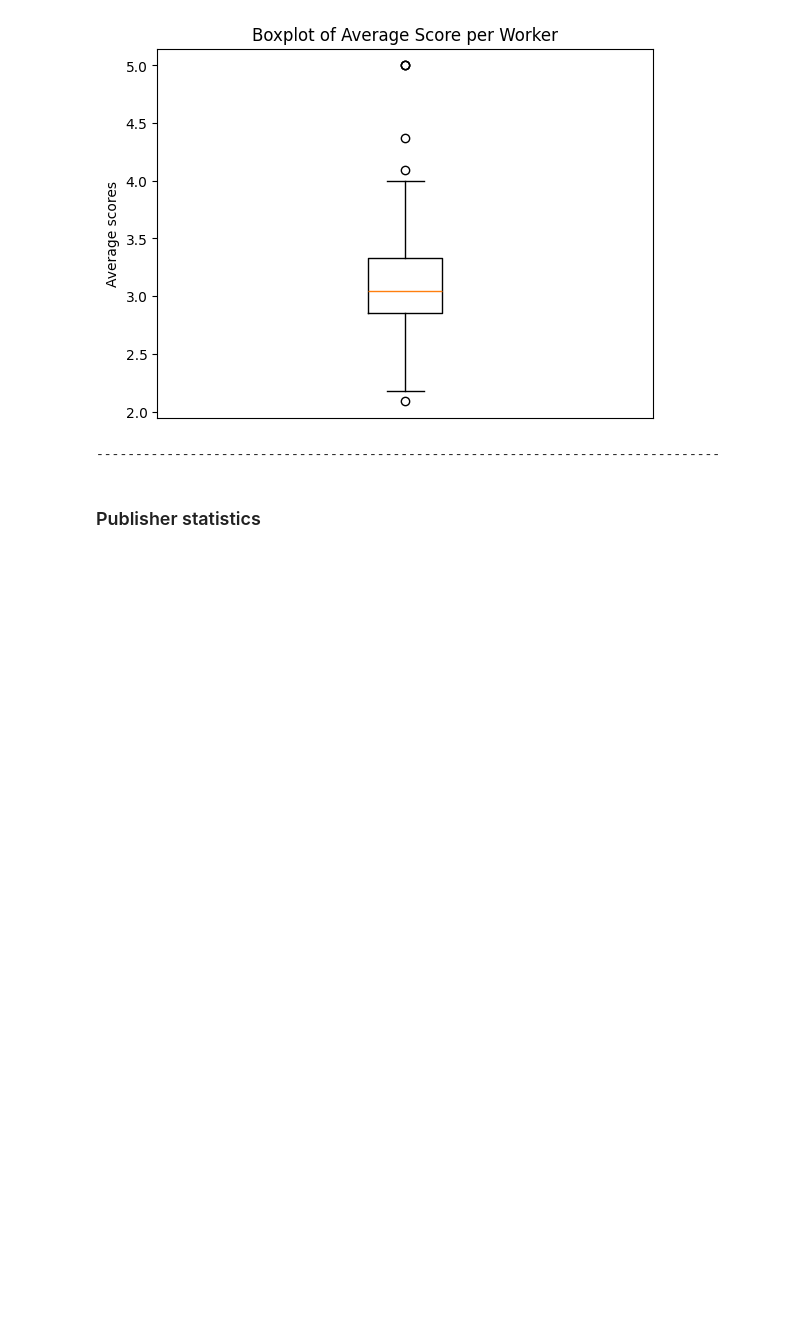
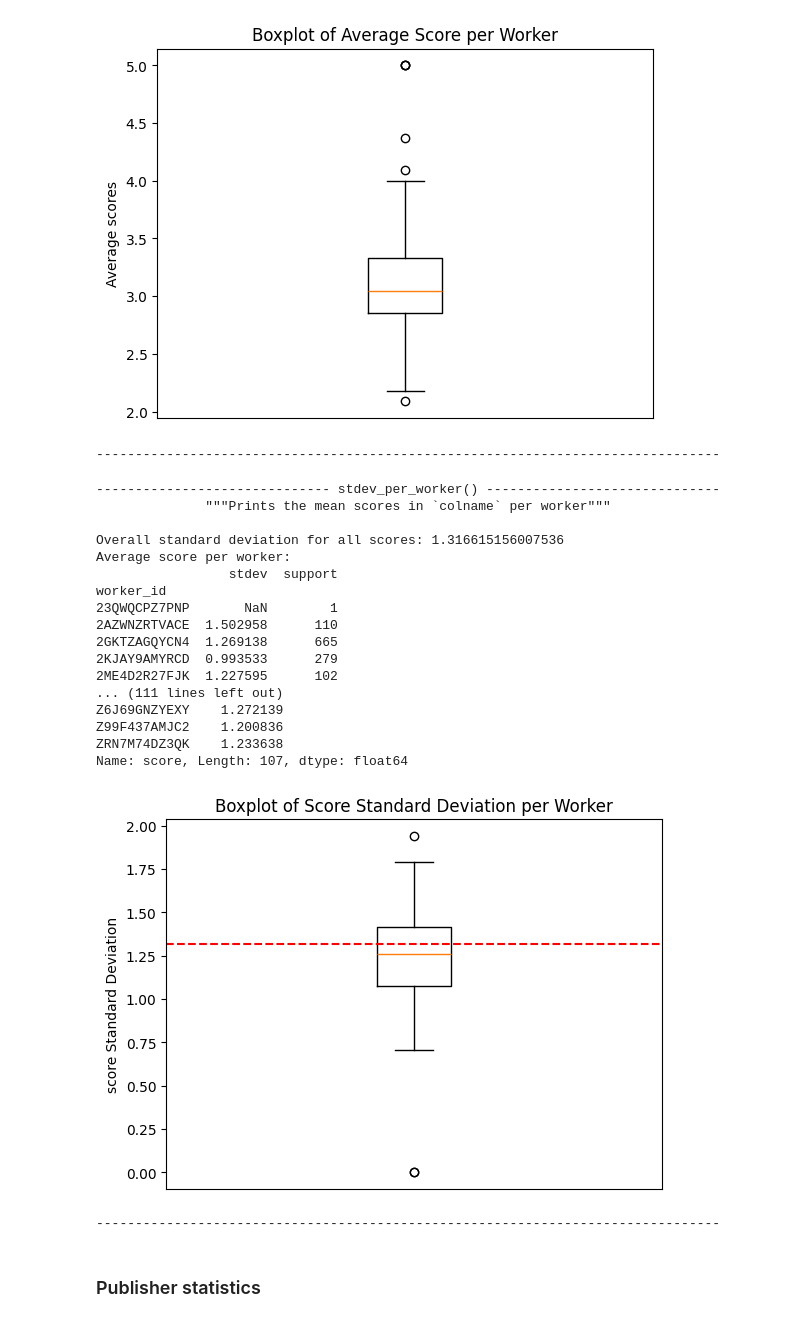
Before and after one commit to bbjoverbeek/credibility-conundrum, a Jupyter notebook: data_exploration.ipynb, the cells around one changed output. Cells and saved outputs as stored; diff of their text form; code cells hidden in the pictures; blank space fills up the shorter version.

```diff
--- a/data_exploration.ipynb
+++ b/data_exploration.ipynb
@@ -178,6 +178,50 @@ Z99F437AMJC2  2.227273       88
 ZRN7M74DZ3QK  2.796143      363
 [figure]
 --------------------------------------------------------------------------------
+# %%
+
+@print_formatting
+def stdev_per_worker(df: pd.DataFrame, colname: str) -> None:
+    """Prints the mean scores in `colname` per worker"""
+
+    # compute overall average
+    print(f'Overall standard deviation for all {colname}s: {df[colname].std()}')
+
+    # compute stdev per worker
+    scores = pd.merge(df.groupby('worker_id')[colname].std(), df.groupby('worker_id')[colname].count(), how='inner', on='worker_id')
+    scores.rename(columns={'score_x': 'stdev', 'score_y': 'support'}, inplace=True)
+    print(f'Average {colname} per worker:\n{scores.to_string()}')
+
+    # boxplot of averages per worker
+    print(df.groupby('worker_id')[colname].std().fillna(0))
+    plt.boxplot(df.groupby('worker_id')[colname].std().dropna())
+    plt.title(f'Boxplot of {colname.capitalize()} Standard Deviation per Worker')
+    plt.tick_params(axis='x', which='both', bottom=False, top=False, labelbottom=False)
+    plt.ylabel(f'{colname} Standard Deviation')
+    plt.axhline(df[colname].std(), color='r', linestyle='--', label='Overall Stdev')
+    plt.show()
+
+stdev_per_worker(df, 'score')
+# %% [output]
+------------------------------ stdev_per_worker() ------------------------------
+              """Prints the mean scores in `colname` per worker"""
+
+Overall standard deviation for all scores: 1.316615156007536
+Average score per worker:
+                 stdev  support
+worker_id
+23QWQCPZ7PNP       NaN        1
+2AZWNZRTVACE  1.502958      110
+2GKTZAGQYCN4  1.269138      665
+2KJAY9AMYRCD  0.993533      279
+2ME4D2R27FJK  1.227595      102
+... (111 lines left out)
+Z6J69GNZYEXY    1.272139
+Z99F437AMJC2    1.200836
+ZRN7M74DZ3QK    1.233638
+Name: score, Length: 107, dtype: float64
+[figure, added]
+--------------------------------------------------------------------------------
 # %% [markdown]
 ### Publisher statistics
 # %%
```
Also changed, not shown: parts of 19 cells of this notebook.
